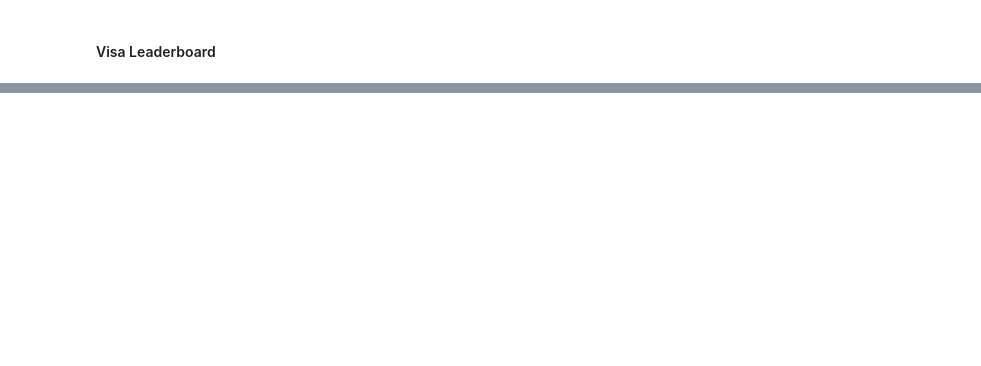
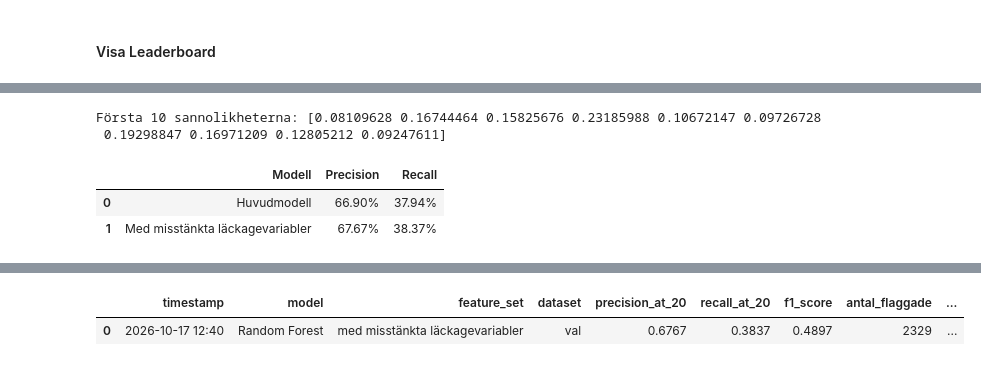
Before and after one commit to Shara-Hysen/data-science-group-project, a Jupyter notebook: notebooks/05_random_forest.ipynb, the cells around one changed output, grey strips where cells are left out. Cells and saved outputs as stored; diff of their text form; code cells hidden in the pictures; blank space fills up the shorter version.

Commit message:
Add suspected leakage comparison for issue #35

```diff
--- a/notebooks/05_random_forest.ipynb
+++ b/notebooks/05_random_forest.ipynb
@@ -376,0 +410,61 @@ display(leaderboard)
+# %%
+# Samma hyperparametrar som huvudmodellen
+rf_leak = train_random_forest(
+    X_train_leak_p,
+    y_train_leak,
+    n_estimators=100,
+    max_depth=15,
+    min_samples_leaf=10,
+    random_state=42
+)
+
+probas_leak = predict_probabilities(
+    rf_leak,
+    X_val_leak_p
+)
+
+print("Första 10 sannolikheterna:", probas_leak[:10])
+# %% [output]
+Första 10 sannolikheterna: [0.08109628 0.16744464 0.15825676 0.23185988 0.10672147 0.09726728
+ 0.19298847 0.16971209 0.12805212 0.09247611]
+# %%
+# Utvärdera jämförelsemodellen
+metrics_leak = evaluate_top_share(
+    y_val_leak,
+    probas_leak,
+    share=0.20
+)
+
+# Jämför med huvudmodellen
+comparison = pd.DataFrame([
+    {
+        "Modell": "Huvudmodell",
+        "Precision": metrics_full["precision"],
+        "Recall": metrics_full["recall"]
+    },
+    {
+        "Modell": "Med misstänkta läckagevariabler",
+        "Precision": metrics_leak["precision"],
+        "Recall": metrics_leak["recall"]
+    }
+])
+
+display(
+    comparison.style.format({
+        "Precision": "{:.2%}",
+        "Recall": "{:.2%}"
+    })
+)
+
+# Logga jämförelsemodellen
+log_experiment(
+    model_name="Random Forest",
+    feature_set="med misstänkta läckagevariabler",
+    metrics=metrics_leak,
+    dataset="val",
+    notes="n_estimators=100, max_depth=15, min_samples_leaf=10"
+)
+# %% [output]
+|  | Modell | Precision | Recall |
+| 0 | Huvudmodell | 66.90% | 37.94% |
+| 1 | Med misstänkta läckagevariabler | 67.67% | 38.37% |
@@ -376,0 +472,2 @@ display(leaderboard)
+|  | timestamp | model | feature_set | dataset | precision_at_20 | recall_at_20 | f1_score | antal_flaggade | ... |
+| 0 | 2026-10-17 12:40 | Random Forest | med misstänkta läckagevariabler | val | 0.6767 | 0.3837 | 0.4897 | 2329 | ... |
```
Also changed, not shown: parts of 17 cells of this notebook, 4 other files.
